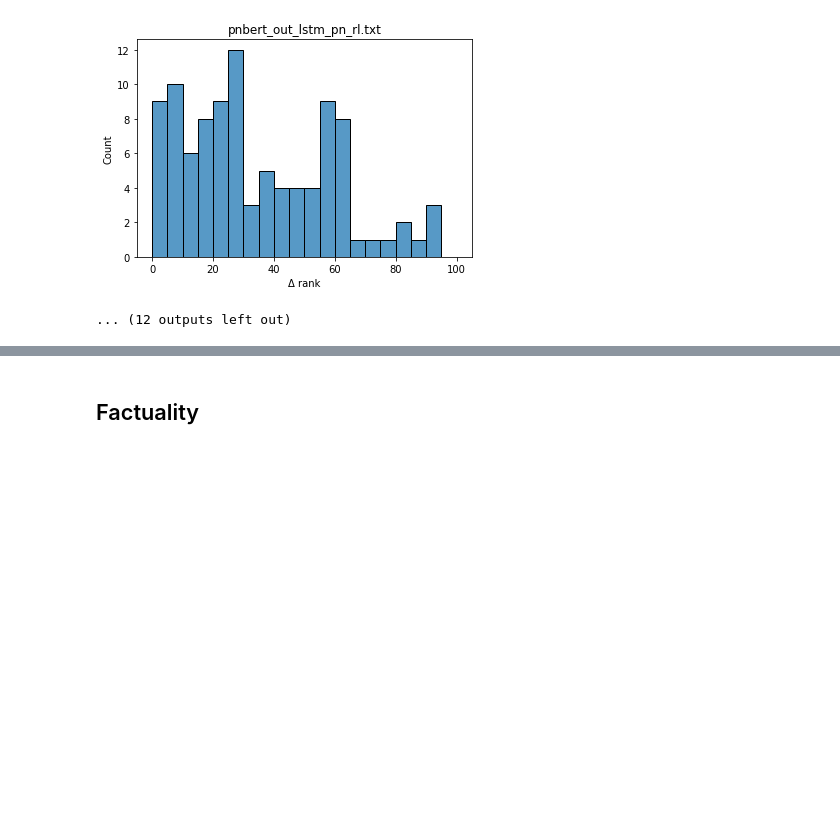
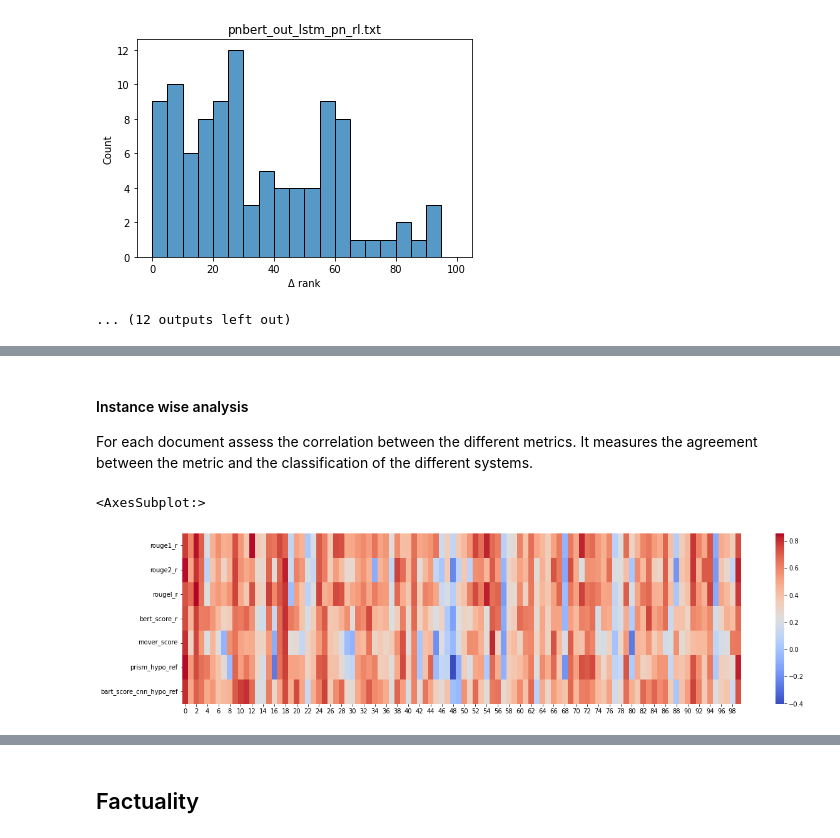
Before and after one commit to PastelBelem8/BARTScore, a Jupyter notebook: analysis.ipynb, the cells around one changed output, grey strips where cells are left out. Cells and saved outputs as stored; diff of their text form; code cells hidden in the pictures; blank space fills up the shorter version.

Commit message:
Update analysis.ipnyb: add visualz

```diff
--- a/analysis.ipynb
+++ b/analysis.ipynb
@@ -375,0 +436,28 @@ sns.regplot(data=data, y="candidate_len", x="bart_score_cnn_hypo_ref")
+# %% [markdown]
+#### Instance wise analysis
+
+For each document assess the correlation between the different metrics. It measures the agreement between the metric and the classification of the different systems.
+# %%
+from scipy.stats import spearmanr
+from collections import defaultdict
+
+import pandas as pd
+
+corrs = defaultdict(list)
+for doc_id in model_data.id.unique():
+    data = model_data[model_data.id == doc_id].copy().sort_values("model")
+
+    corrs["id"].append(doc_id)
+
+    for metric in summ_metrics:
+        if metric != "human_score":
+            cov_corr = spearmanr(data["human_score"], data[metric])[0]
+            corrs[metric].append(cov_corr)
+
+inst_wise_corrs = pd.DataFrame(corrs)
+
+plt.figure(figsize=(20, 5))
+sns.heatmap(inst_wise_corrs[summ_metrics[1:]].T, cmap="coolwarm")
+# %% [output]
+<AxesSubplot:>
+[figure, added]
```
Also changed, not shown: parts of 12 cells of this notebook.
